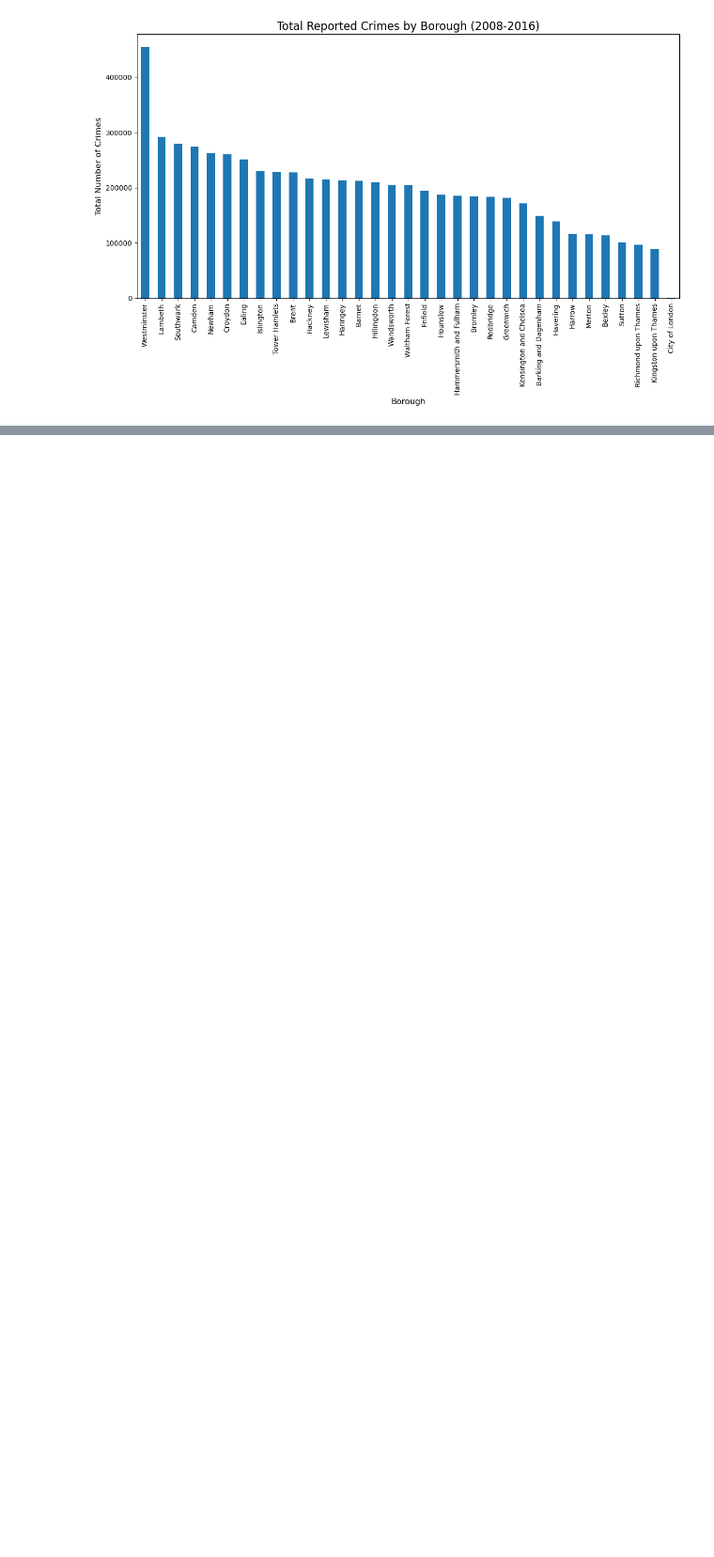
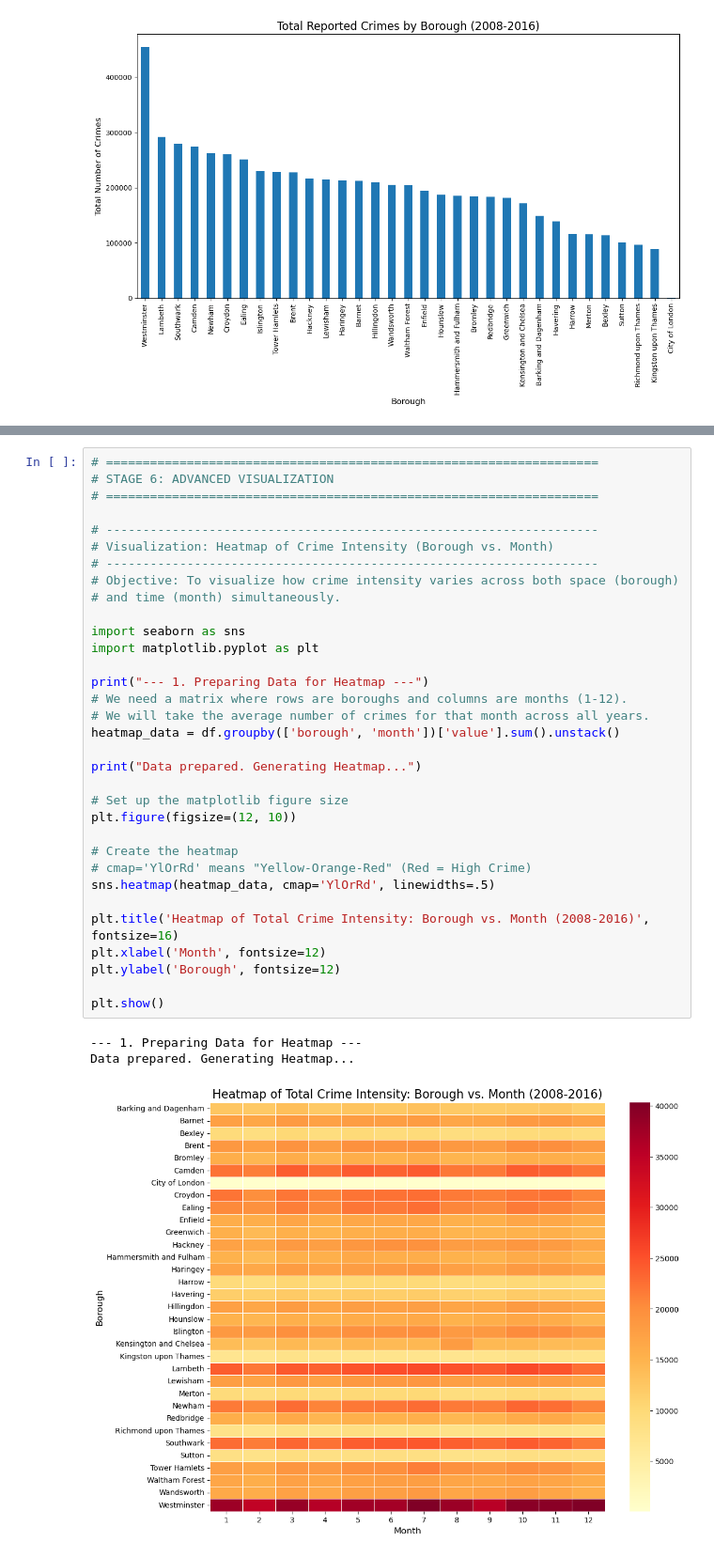
Before and after one commit to iqbal666093-ai/london-crime-analysis, a Jupyter notebook: notebooks/London-Crime-Analysis-WORKING.ipynb, the cells around one changed output, grey strips where cells are left out. Shown at 94% size. Saved outputs shown, nothing was run; the diff lists cells and outputs as text; blank space fills up the shorter version.

Commit message:
feat: Complete statistical analysis (Chi-Square, ANOVA) and heatmap visualization

```diff
--- a/notebooks/London-Crime-Analysis-WORKING.ipynb
+++ b/notebooks/London-Crime-Analysis-WORKING.ipynb
@@ -178,0 +473,37 @@ Name: value, dtype: int64
+# %%
+# ===================================================================
+# STAGE 6: ADVANCED VISUALIZATION
+# ===================================================================
+
+# -------------------------------------------------------------------
+# Visualization: Heatmap of Crime Intensity (Borough vs. Month)
+# -------------------------------------------------------------------
+# Objective: To visualize how crime intensity varies across both space (borough)
+# and time (month) simultaneously.
+
+import seaborn as sns
+import matplotlib.pyplot as plt
+
+print("--- 1. Preparing Data for Heatmap ---")
+# We need a matrix where rows are boroughs and columns are months (1-12).
+# We will take the average number of crimes for that month across all years.
+heatmap_data = df.groupby(['borough', 'month'])['value'].sum().unstack()
+
+print("Data prepared. Generating Heatmap...")
+
+# Set up the matplotlib figure size
+plt.figure(figsize=(12, 10))
+
+# Create the heatmap
+# cmap='YlOrRd' means "Yellow-Orange-Red" (Red = High Crime)
+sns.heatmap(heatmap_data, cmap='YlOrRd', linewidths=.5)
+
+plt.title('Heatmap of Total Crime Intensity: Borough vs. Month (2008-2016)', fontsize=16)
+plt.xlabel('Month', fontsize=12)
+plt.ylabel('Borough', fontsize=12)
+
+plt.show()
+# %% [output]
+--- 1. Preparing Data for Heatmap ---
+Data prepared. Generating Heatmap...
+[figure, added]
```
Also changed, not shown: parts of 5 cells of this notebook.
